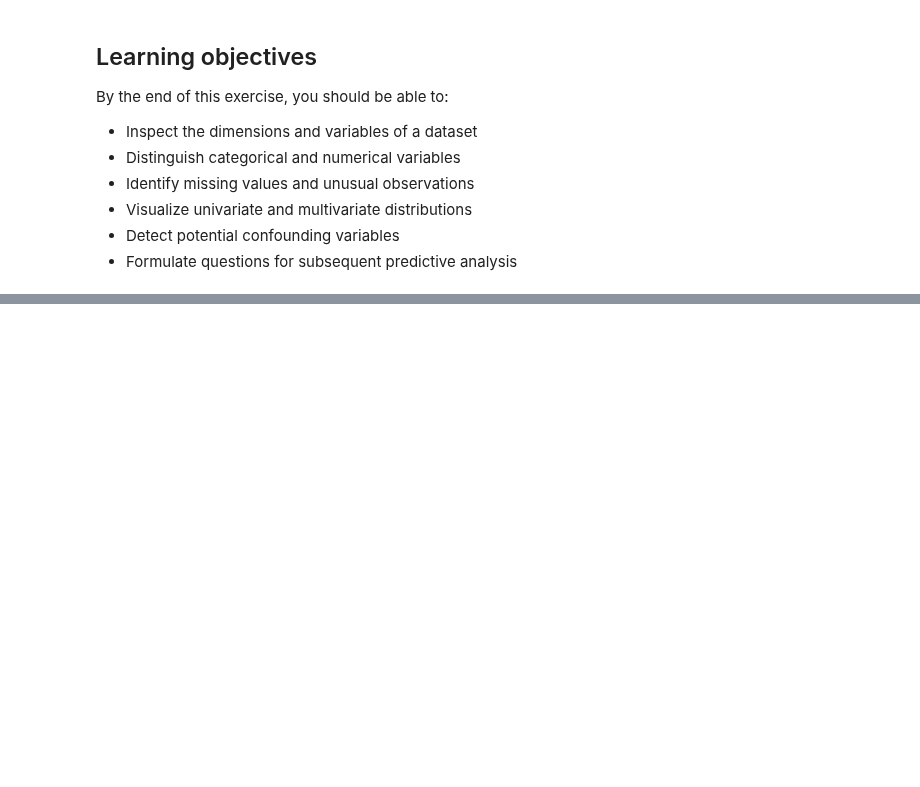
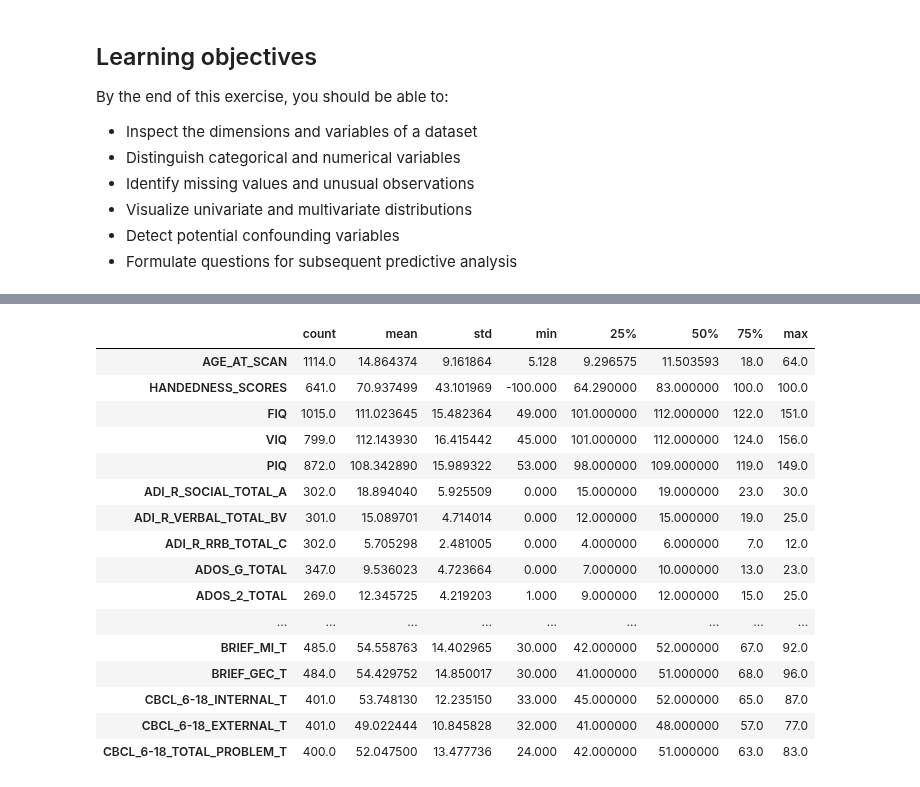
Before and after one commit to yoavmp/ml-neuro-tutorials, a Jupyter notebook: book/_build/html/_sources/chapters/chapter_01/exercise_01.ipynb, the cells around one changed output, grey strips where cells are left out. Saved outputs shown, nothing was run; the diff lists cells and outputs as text; code cells hidden in the pictures; blank space fills up the shorter version.

```diff
--- a/book/_build/html/_sources/chapters/chapter_01/exercise_01.ipynb
+++ b/book/_build/html/_sources/chapters/chapter_01/exercise_01.ipynb
@@ -33,0 +44,20 @@ sns.set_theme(style="whitegrid")
+# %%
+hide-cell
+import pandas as pd
+
+PHENOTYPES_URL = (
+    "https://raw.githubusercontent.com/"
+    "neurohackademy/nh2020-curriculum/"
+    "e4eed3c4daa7f40b0ba931182a8c7e5e691dba6b/"
+    "tu-machine-learning-yarkoni/data/abide2_phenotypic.csv"
+)
+
+# Use a pre-selected subset of columns from the table:
+COLUMNS_URL = "https://raw.githubusercontent.com/yoavmp/ml-neuro-tutorials/main/book/config/eda_phenotype_columns.json"
+
+phenotypes = pd.read_csv(PHENOTYPES_URL, encoding="latin-1", low_memory=False)
+phenotypes.columns = phenotypes.columns.str.strip()
+phenotypes = phenotypes[pd.read_json(COLUMNS_URL, typ="series").tolist()].copy()
+
+rows, cols = phenotypes.shape
+print(f"Data table shape: {rows,cols}")
@@ -33,0 +198,20 @@ sns.set_theme(style="whitegrid")
+# %%
+categorical_columns = [
+    "SITE_ID",
+    "DX_GROUP",
+    "PDD_DSM_IV_TR",
+    "SEX",
+    "HANDEDNESS_CATEGORY",
+    "FIQ_TEST_TYPE",
+    "CURRENT_MED_STATUS",
+    "EYE_STATUS_AT_SCAN",
+    "ADOS_MODULE",
+    "SRS_VERSION",
+    "SRS_INFORMANT",
+]
+
+# Defining the dtype (data type) to be categorical:
+phenotypes[categorical_columns] = phenotypes[categorical_columns].astype("category")
+
+# Participant IDs are labels, not numerical measurements.
+phenotypes["SUB_ID"] = phenotypes["SUB_ID"].astype("string")
@@ -33,0 +263,22 @@ sns.set_theme(style="whitegrid")
+# %%
+phenotypes.describe().T
+# And for the categorical variables you can use:
+# phenotypes.describe(include=["category"]).T
+# %% [output]
+|  | count | mean | std | min | 25% | 50% | 75% | max |
+| AGE_AT_SCAN | 1114.0 | 14.864374 | 9.161864 | 5.128 | 9.296575 | 11.503593 | 18.0 | 64.0 |
+| HANDEDNESS_SCORES | 641.0 | 70.937499 | 43.101969 | -100.000 | 64.290000 | 83.000000 | 100.0 | 100.0 |
+| FIQ | 1015.0 | 111.023645 | 15.482364 | 49.000 | 101.000000 | 112.000000 | 122.0 | 151.0 |
+| VIQ | 799.0 | 112.143930 | 16.415442 | 45.000 | 101.000000 | 112.000000 | 124.0 | 156.0 |
+| PIQ | 872.0 | 108.342890 | 15.989322 | 53.000 | 98.000000 | 109.000000 | 119.0 | 149.0 |
+| ADI_R_SOCIAL_TOTAL_A | 302.0 | 18.894040 | 5.925509 | 0.000 | 15.000000 | 19.000000 | 23.0 | 30.0 |
+| ADI_R_VERBAL_TOTAL_BV | 301.0 | 15.089701 | 4.714014 | 0.000 | 12.000000 | 15.000000 | 19.0 | 25.0 |
+| ADI_R_RRB_TOTAL_C | 302.0 | 5.705298 | 2.481005 | 0.000 | 4.000000 | 6.000000 | 7.0 | 12.0 |
+| ADOS_G_TOTAL | 347.0 | 9.536023 | 4.723664 | 0.000 | 7.000000 | 10.000000 | 13.0 | 23.0 |
+| ADOS_2_TOTAL | 269.0 | 12.345725 | 4.219203 | 1.000 | 9.000000 | 12.000000 | 15.0 | 25.0 |
+| ... | ... | ... | ... | ... | ... | ... | ... | ... |
+| BRIEF_MI_T | 485.0 | 54.558763 | 14.402965 | 30.000 | 42.000000 | 52.000000 | 67.0 | 92.0 |
+| BRIEF_GEC_T | 484.0 | 54.429752 | 14.850017 | 30.000 | 41.000000 | 51.000000 | 68.0 | 96.0 |
+| CBCL_6-18_INTERNAL_T | 401.0 | 53.748130 | 12.235150 | 33.000 | 45.000000 | 52.000000 | 65.0 | 87.0 |
+| CBCL_6-18_EXTERNAL_T | 401.0 | 49.022444 | 10.845828 | 32.000 | 41.000000 | 48.000000 | 57.0 | 77.0 |
+| CBCL_6-18_TOTAL_PROBLEM_T | 400.0 | 52.047500 | 13.477736 | 24.000 | 42.000000 | 51.000000 | 63.0 | 83.0 |
```
Also changed, not shown: parts of 48 cells of this notebook, 18 other files.
